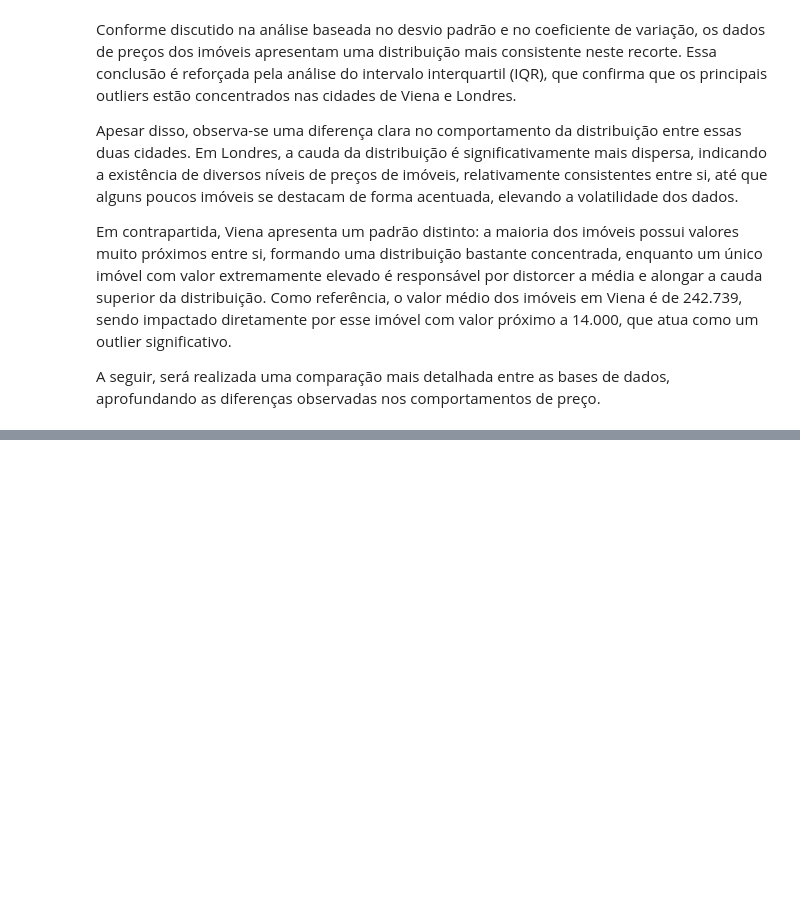
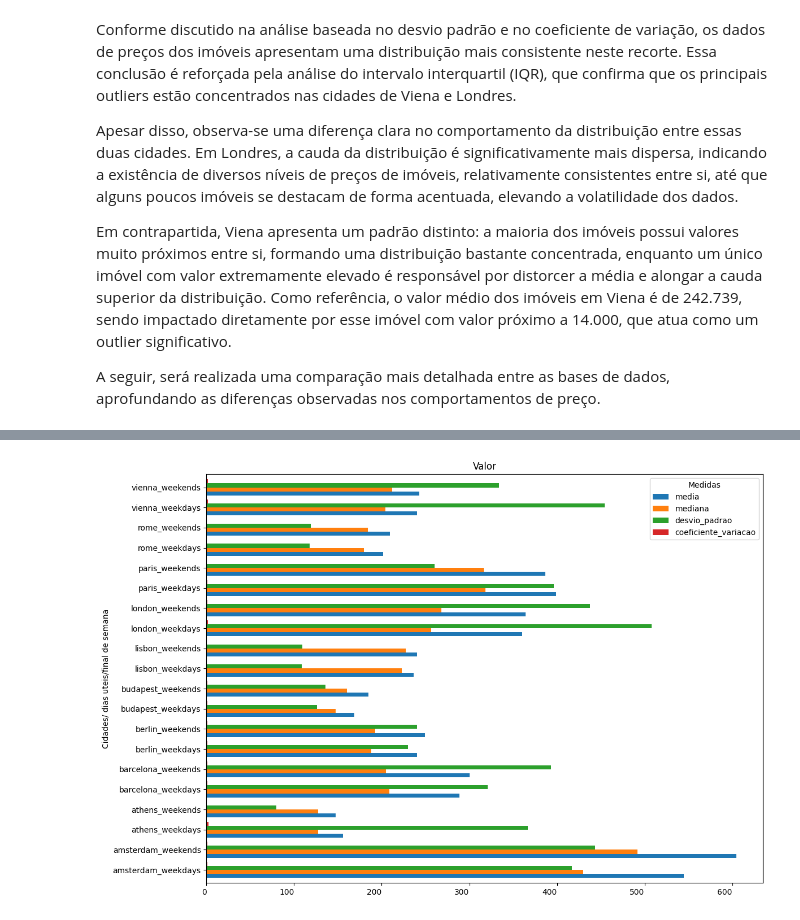
Before and after one commit to walleceoli/airbnb-europe-insights-, a Jupyter notebook: analise.ipynb, the cells around one changed output, grey strips where cells are left out. Cells and saved outputs as stored; diff of their text form; code cells hidden in the pictures; blank space fills up the shorter version.

Commit message:
fix(dataframe): erro ao gerar df único com análises descritivas

```diff
--- a/analise.ipynb
+++ b/analise.ipynb
@@ -968,0 +973,4 @@ A seguir, será realizada uma comparação mais detalhada entre as bases de dado
+# %%
+df_estatisticas_descri_total = pd.concat([df_dias_uteis_estatisticas_descritivas,df_fim_semana_estatisticas_descritivas],axis=0)
+df_estatisticas_descri_total = df_estatisticas_descri_total.sort_index()
+df_estatisticas_descri_total
@@ -968,0 +996,12 @@ A seguir, será realizada uma comparação mais detalhada entre as bases de dado
+# %%
+ax = df_estatisticas_descri_total.plot(kind="barh", figsize=(12, 8), width=0.8)
+
+ax.set_ylabel("Cidades/ dias uteis/final de semana")
+ax.set_title("Valor")
+plt.xticks( ha="right")
+plt.legend(title="Medidas")
+
+plt.tight_layout()
+plt.show()
+# %% [output]
+[figure, added]
```
Also changed, not shown: parts of 11 cells of this notebook.
